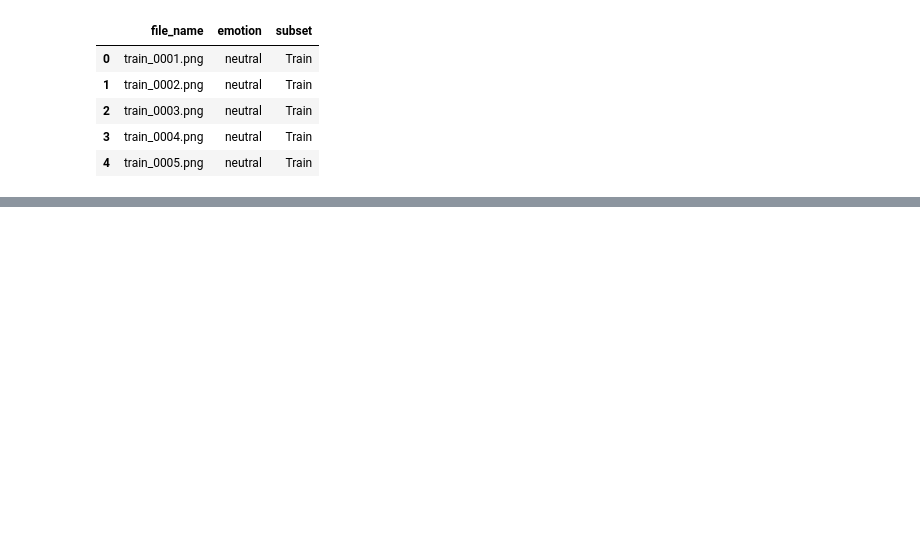
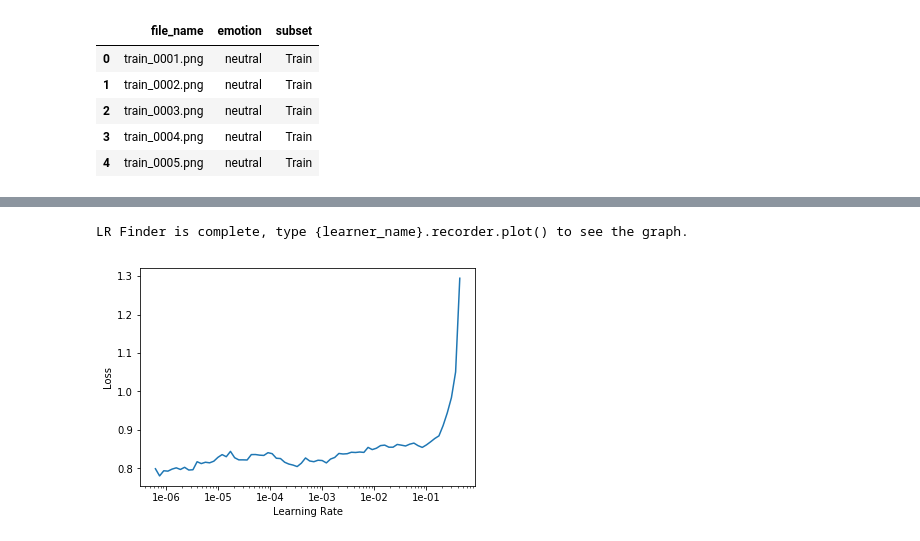
Before and after one commit to sri-1007/speech_emotion_recognition, a Jupyter notebook: scripts/fastai speech.ipynb, the cells around one changed output, grey strips where cells are left out. Cells and saved outputs as stored; diff of their text form; code cells hidden in the pictures; blank space fills up the shorter version.

```diff
--- a/scripts/fastai speech.ipynb
+++ b/scripts/fastai speech.ipynb
@@ -85,0 +150,2 @@ RuntimeError: Traceback (most recent call last):
+# %%
+model.fit_one_cycle(cyc_len=5, max_lr=slice(1e-5, 1e-4))
@@ -85,0 +160,2 @@ RuntimeError: Traceback (most recent call last):
+# %%
+model.fit_one_cycle(cyc_len=5, max_lr=slice(1e-5, 1e-4))
@@ -85,0 +172,11 @@ RuntimeError: Traceback (most recent call last):
+# %%
+model.load('stage2')
+
+model.data = (basic_block
+            .transform(tfms,
+                       size=128)
+            .databunch(bs=64))
+
+model.lr_find()
+model.recorder.plot()
+# %% [output]
@@ -85,0 +184,2 @@ RuntimeError: Traceback (most recent call last):
+LR Finder is complete, type {learner_name}.recorder.plot() to see the graph.
+[figure, added]
```
Also changed, not shown: parts of 27 cells of this notebook.
